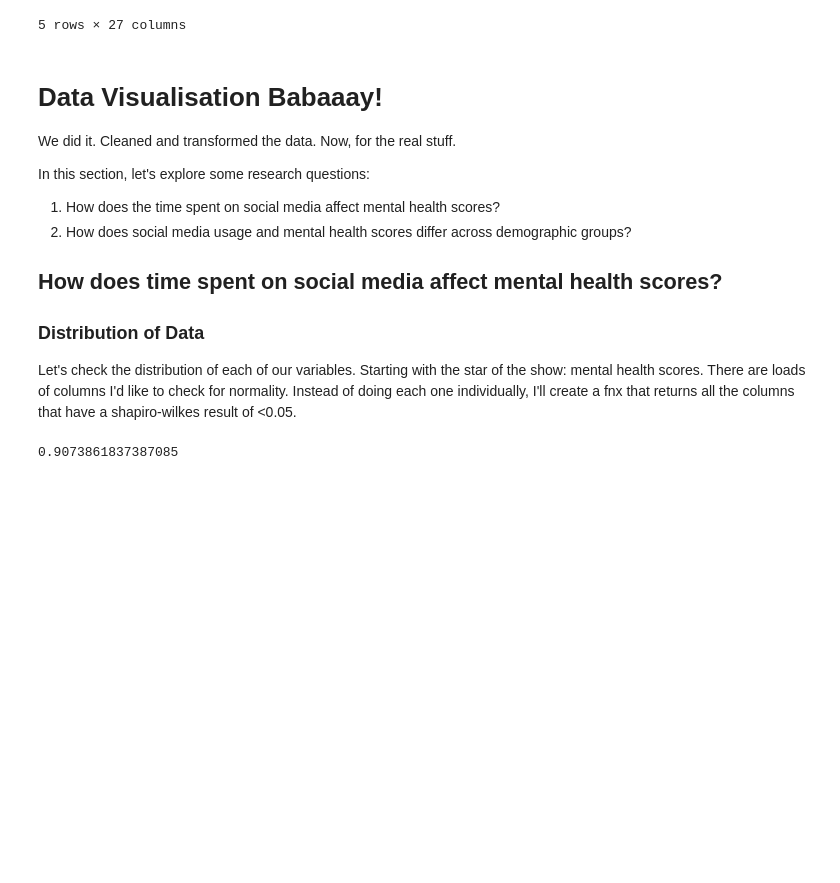
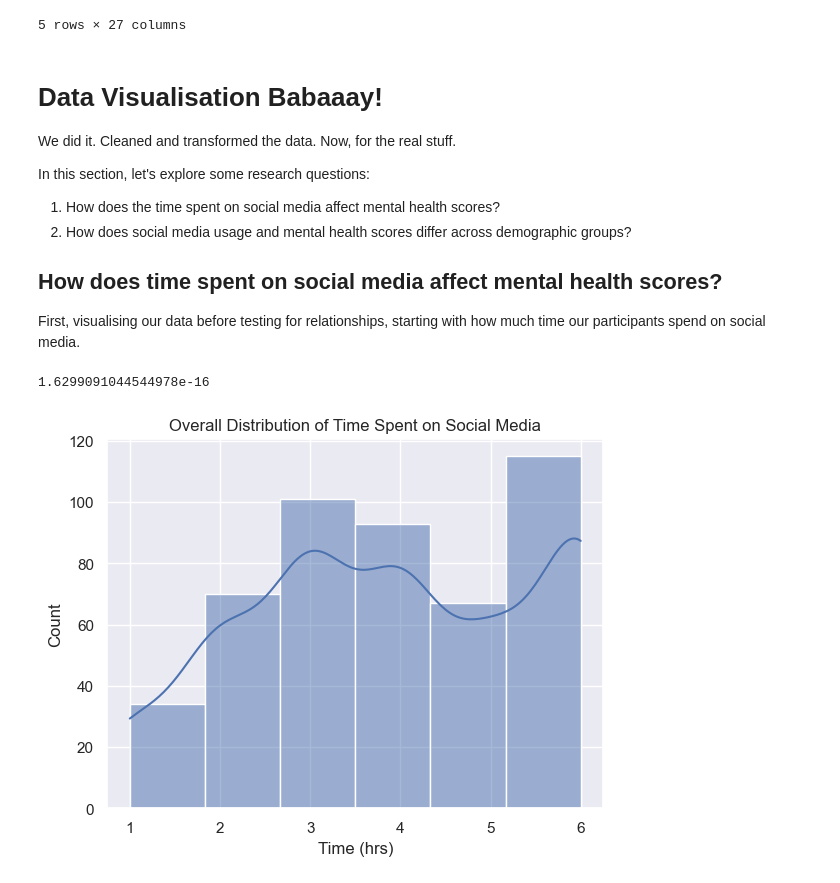
Before and after one commit to allygee/smmh_project, a Jupyter notebook: Social Media Mental Heallth Notebook.ipynb, the cells around one changed output. Saved outputs shown, nothing was run; the diff lists cells and outputs as text; code cells hidden in the pictures; blank space fills up the shorter version.

Commit message:
edited distributions and correlation plots. added stats

```diff
--- a/Social Media Mental Heallth Notebook.ipynb
+++ b/Social Media Mental Heallth Notebook.ipynb
@@ -276,32 +279,18 @@ In this section, let's explore some research questions:
 
 ## How does time spent on social media affect mental health scores?
 
-
-
-
-### Distribution of Data
-
-Let's check the distribution of each of our variables. Starting with the star of the show: mental health scores.
-There are loads of columns I'd like to check for normality. Instead of doing each one individually, I'll create a fnx that returns all the columns that have a shapiro-wilkes result of <0.05.
+First, visualising our data before testing for relationships, starting with how much time our participants spend on social media.
 # %%
 #Set the theme and make stuff look good
 sns.set_theme()
 
 #Are the scores normally distributed? Starting with Time spent on social media:
-sns.histplot(data=data, x=data['Time (hrs)'])
+sns.histplot(data=data, x=data['Time (hrs)'], bins=6, kde=True).set(
+    title='Overall Distribution of Time Spent on Social Media')
 
 #Shapiro wilkes test just to make sure:
 res = stats.shapiro(data['Time (hrs)'])
-res.statistic
-
-#Now, mental health scores:
-sns.histplot(data=data, x=data['Total Score']) #graph looks normal.
-
-#Plot time spent on social media versus mental health scores
-sns.barplot(
-    data=data, x=data['Time (hrs)'], y=data['Total Score']).set(
-        title='Relationship Between Social Media Usage and Mental Health Scores')
-
-#Using Pearson's Coefficient to determine relationship (TBD)
+res.statistic #gives high value, indicating it's normally distributed.
 # %% [output]
-0.9073861837387085
+1.6299091044544978e-16
+[figure, added]
```
Also changed, not shown: parts of 8 cells of this notebook.
